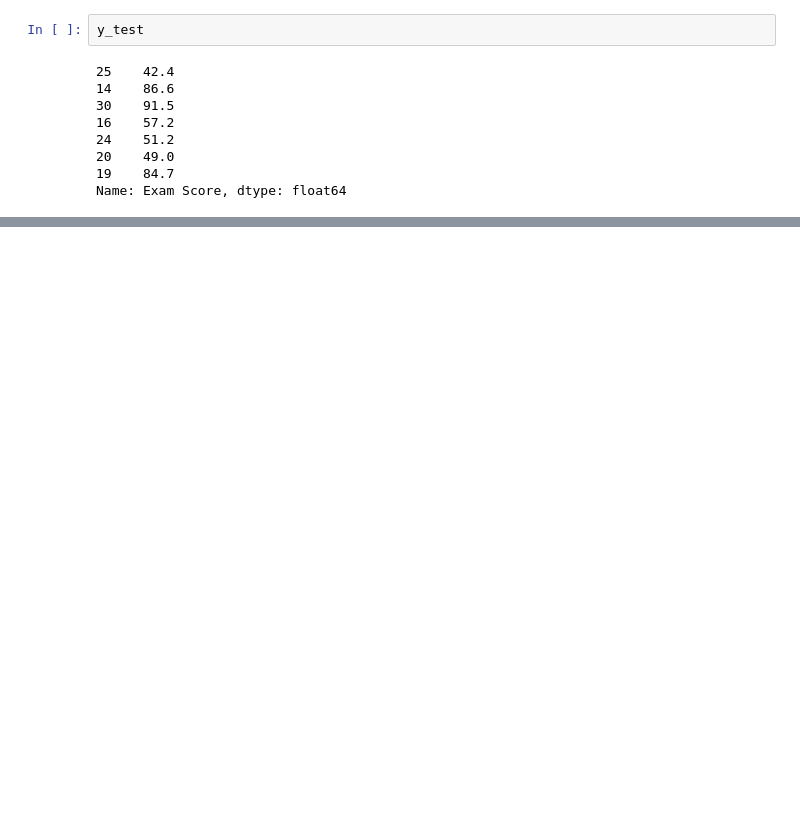
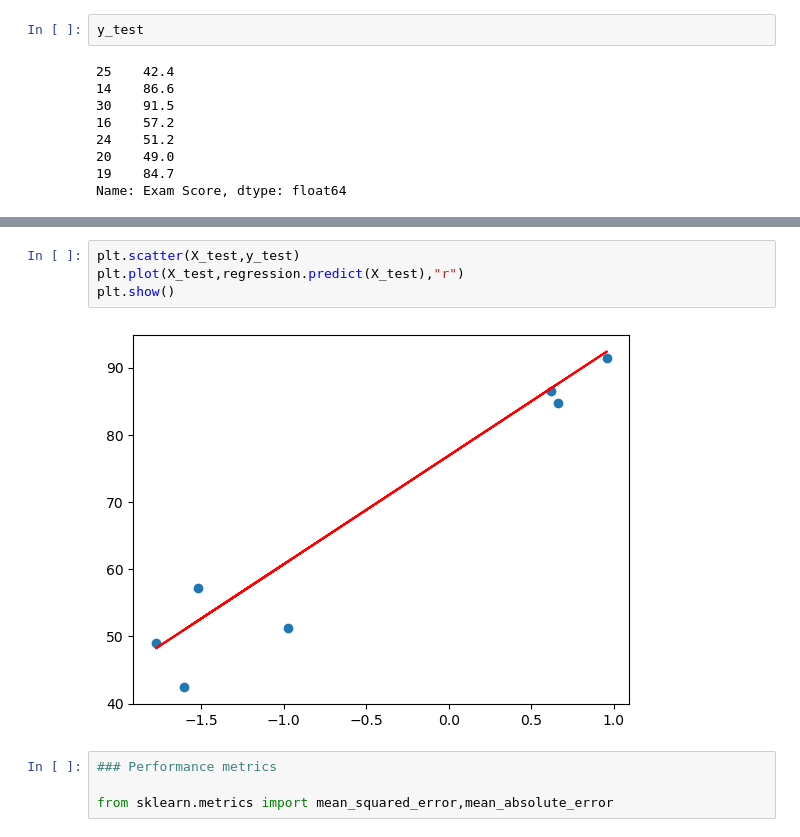
Before and after one commit to emrexyildiz/MachineLearningNotebooks, a Jupyter notebook: 1-SimpleLinearRegression.ipynb, the cells around one changed output, grey strips where cells are left out. Cells and saved outputs as stored; diff of their text form; blank space fills up the shorter version.

```diff
--- a/1-SimpleLinearRegression.ipynb
+++ b/1-SimpleLinearRegression.ipynb
@@ -111,0 +122,10 @@ pandas.core.series.Series
+# %%
+plt.scatter(X_test,y_test)
+plt.plot(X_test,regression.predict(X_test),"r")
+plt.show()
+# %% [output]
+[figure, added]
+# %%
+### Performance metrics
+
+from sklearn.metrics import mean_squared_error,mean_absolute_error
```
Also changed, not shown: parts of 34 cells of this notebook.
